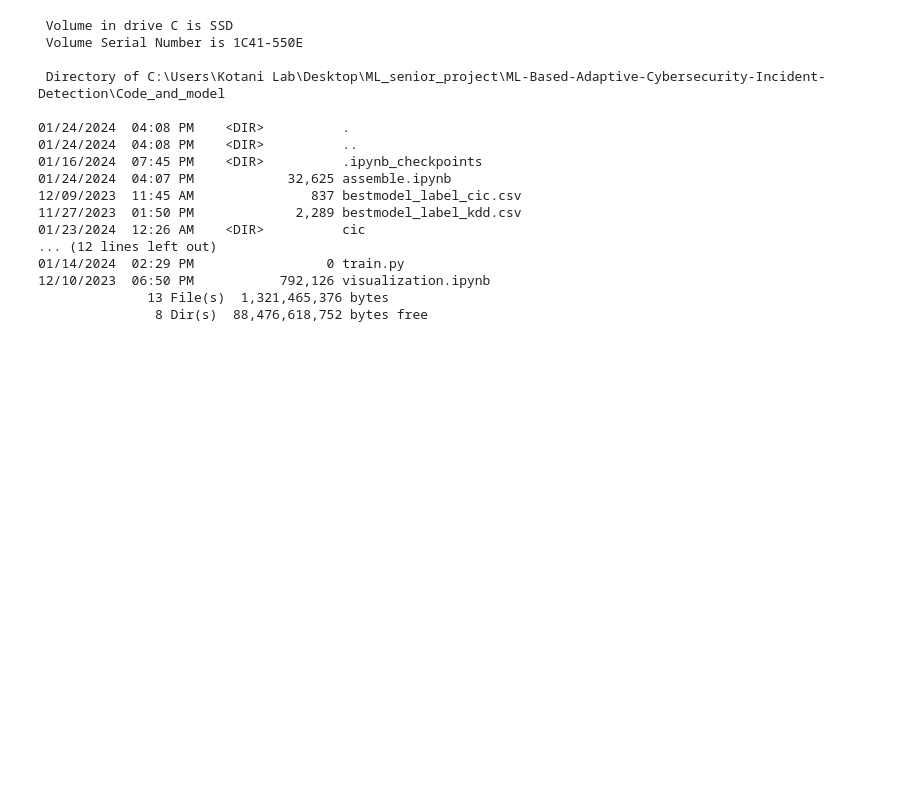
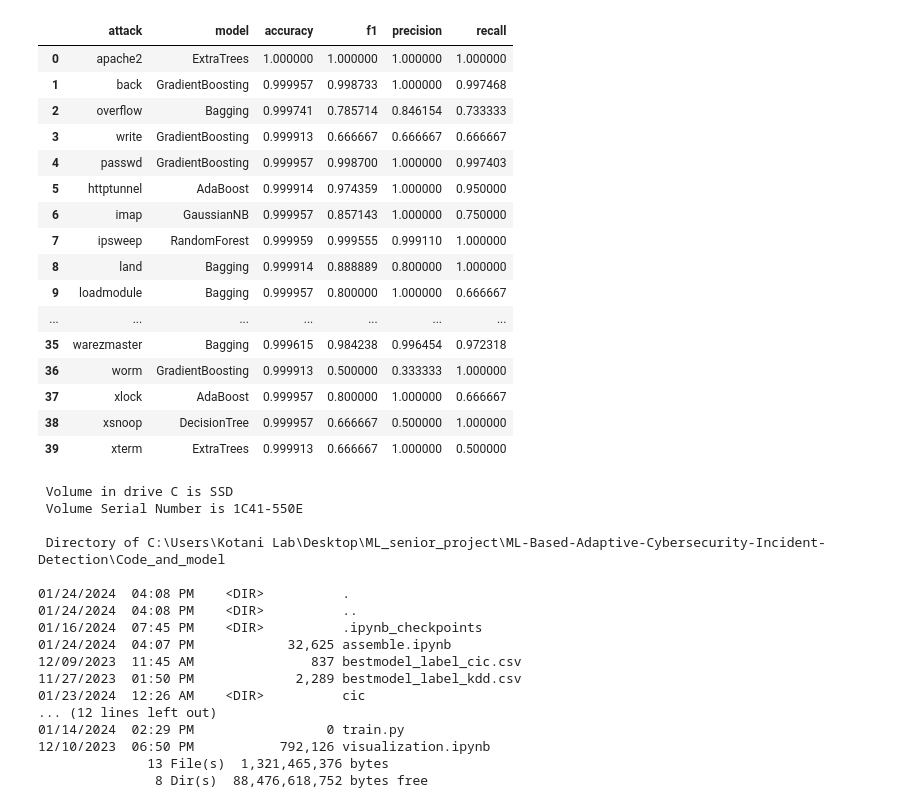
Before and after one commit to punyawat-jar/ML-Based-Adaptive-Cybersecurity-Incident-Detection, a Jupyter notebook: Code_and_model/assemble.ipynb, the cells around one changed output. Cells and saved outputs as stored; diff of their text form; code cells hidden in the pictures; blank space fills up the shorter version.

```diff
--- a/Code_and_model/assemble.ipynb
+++ b/Code_and_model/assemble.ipynb
@@ -64,6 +64,26 @@ mixmodel_kdd = best_model_for_attack(mixmodel_kdd)
 # bestmodel_kdd.to_csv('.\\bestmodel_label_kdd.csv')
 mixmodel_kdd.to_csv('./kdd/model.csv')
 # mixmodel_cic.to_csv('.\\model_cic.csv')
+# %%
+bestmodel_kdd
+# %% [output]
+|  | attack | model | accuracy | f1 | precision | recall |
+| 0 | apache2 | ExtraTrees | 1.000000 | 1.000000 | 1.000000 | 1.000000 |
+| 1 | back | GradientBoosting | 0.999957 | 0.998733 | 1.000000 | 0.997468 |
+| 2 | overflow | Bagging | 0.999741 | 0.785714 | 0.846154 | 0.733333 |
+| 3 | write | GradientBoosting | 0.999913 | 0.666667 | 0.666667 | 0.666667 |
+| 4 | passwd | GradientBoosting | 0.999957 | 0.998700 | 1.000000 | 0.997403 |
+| 5 | httptunnel | AdaBoost | 0.999914 | 0.974359 | 1.000000 | 0.950000 |
+| 6 | imap | GaussianNB | 0.999957 | 0.857143 | 1.000000 | 0.750000 |
+| 7 | ipsweep | RandomForest | 0.999959 | 0.999555 | 0.999110 | 1.000000 |
+| 8 | land | Bagging | 0.999914 | 0.888889 | 0.800000 | 1.000000 |
+| 9 | loadmodule | Bagging | 0.999957 | 0.800000 | 1.000000 | 0.666667 |
+| ... | ... | ... | ... | ... | ... | ... |
+| 35 | warezmaster | Bagging | 0.999615 | 0.984238 | 0.996454 | 0.972318 |
+| 36 | worm | GradientBoosting | 0.999913 | 0.500000 | 0.333333 | 1.000000 |
+| 37 | xlock | AdaBoost | 0.999957 | 0.800000 | 1.000000 | 0.666667 |
+| 38 | xsnoop | DecisionTree | 0.999957 | 0.666667 | 0.500000 | 1.000000 |
+| 39 | xterm | ExtraTrees | 0.999913 | 0.666667 | 1.000000 | 0.500000 |
 # %%
 !dir
 # %% [output]
```
Also changed, not shown: parts of 2 cells of this notebook, 5 other files.
